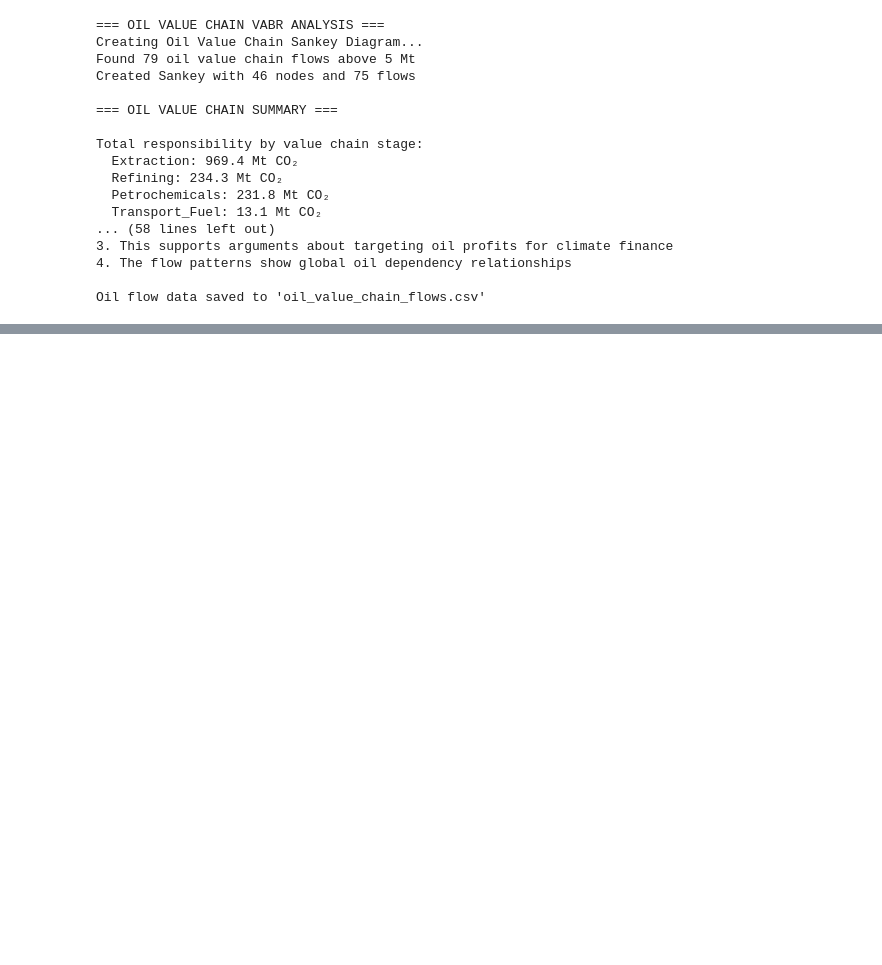
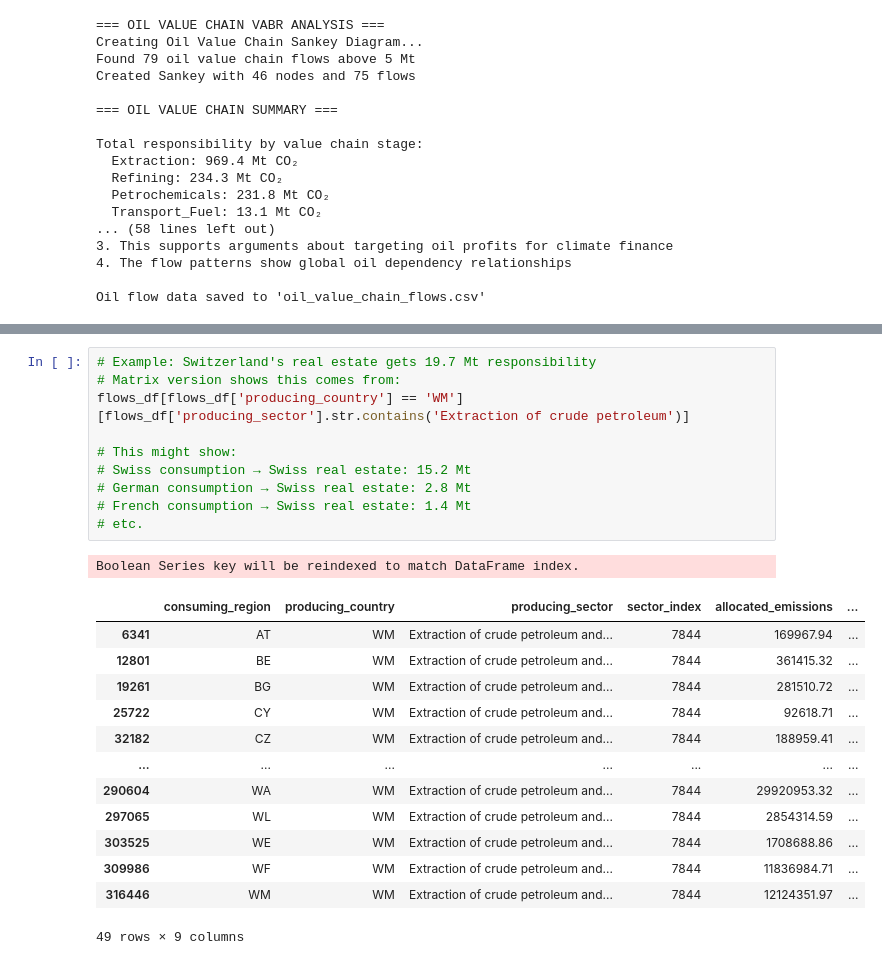
Before and after one commit to marine312000/MA-thesis, a Jupyter notebook: MA code_official.ipynb, the cells around one changed output, grey strips where cells are left out. Saved outputs shown, nothing was run; the diff lists cells and outputs as text; blank space fills up the shorter version.

```diff
--- a/MA code_official.ipynb
+++ b/MA code_official.ipynb
@@ -9941,0 +10166,25 @@ Oil flow data saved to 'oil_value_chain_flows.csv'
+# %%
+# Example: Switzerland's real estate gets 19.7 Mt responsibility
+# Matrix version shows this comes from:
+flows_df[flows_df['producing_country'] == 'WM'][flows_df['producing_sector'].str.contains('Extraction of crude petroleum')]
+
+# This might show:
+# Swiss consumption → Swiss real estate: 15.2 Mt
+# German consumption → Swiss real estate: 2.8 Mt
+# French consumption → Swiss real estate: 1.4 Mt
+# etc.
+# %% [output]
+Boolean Series key will be reindexed to match DataFrame index.
+|  | consuming_region | producing_country | producing_sector | sector_index | allocated_emissions | ... |
+| 6341 | AT | WM | Extraction of crude petroleum and... | 7844 | 169967.94 | ... |
+| 12801 | BE | WM | Extraction of crude petroleum and... | 7844 | 361415.32 | ... |
+| 19261 | BG | WM | Extraction of crude petroleum and... | 7844 | 281510.72 | ... |
+| 25722 | CY | WM | Extraction of crude petroleum and... | 7844 | 92618.71 | ... |
+| 32182 | CZ | WM | Extraction of crude petroleum and... | 7844 | 188959.41 | ... |
+| ... | ... | ... | ... | ... | ... | ... |
+| 290604 | WA | WM | Extraction of crude petroleum and... | 7844 | 29920953.32 | ... |
+| 297065 | WL | WM | Extraction of crude petroleum and... | 7844 | 2854314.59 | ... |
+| 303525 | WE | WM | Extraction of crude petroleum and... | 7844 | 1708688.86 | ... |
+| 309986 | WF | WM | Extraction of crude petroleum and... | 7844 | 11836984.71 | ... |
+| 316446 | WM | WM | Extraction of crude petroleum and... | 7844 | 12124351.97 | ... |
+49 rows × 9 columns
```
Also changed, not shown: parts of 22 cells of this notebook.
